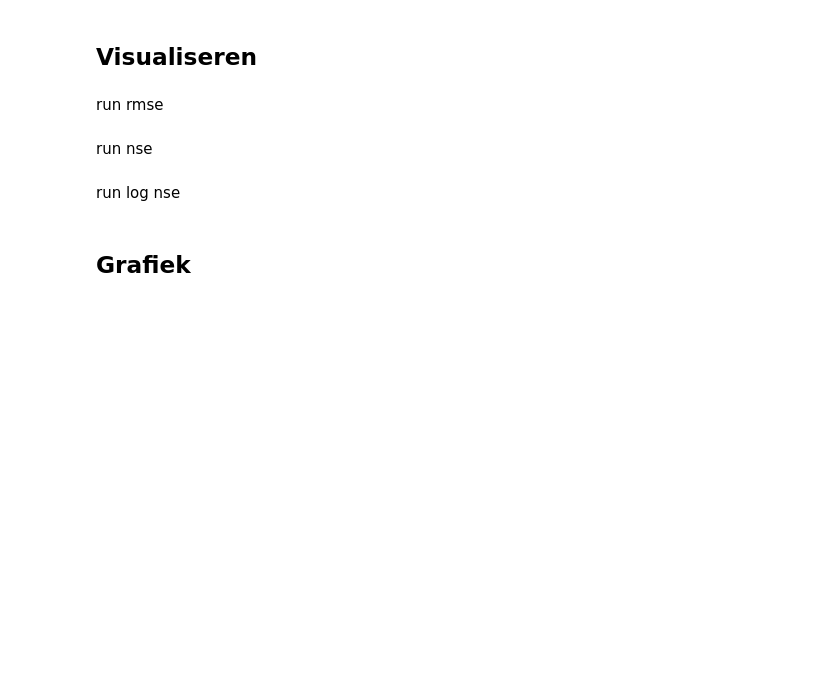
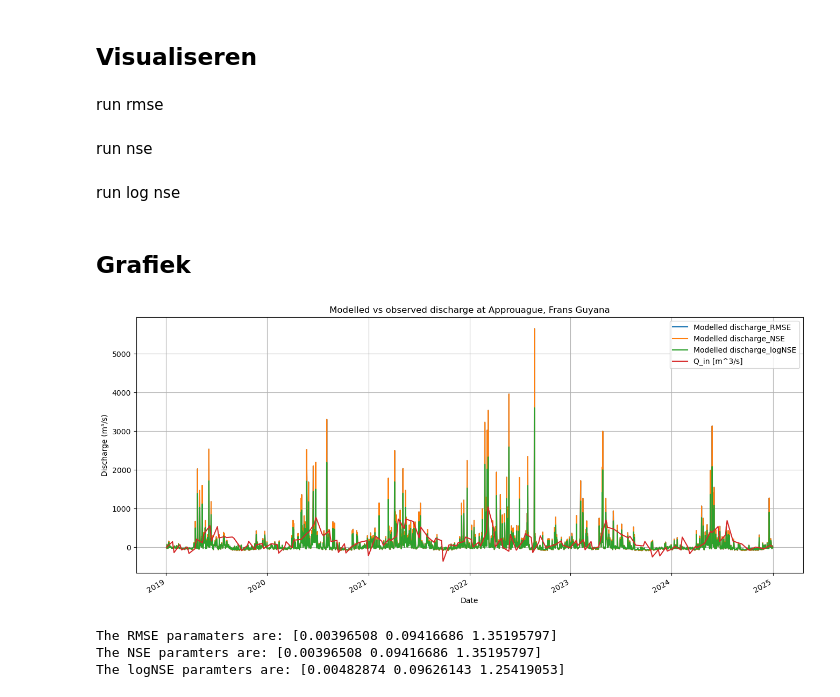
Before and after one commit to eWaterCycle/projects, a Jupyter notebook: Suriname_Model/Suriname_calibration.ipynb, the cells around one changed output. Drawn from its saved outputs; the diff is of its cells as text; code cells hidden in the pictures; blank space fills up the shorter version.

```diff
--- a/Suriname_Model/Suriname_calibration.ipynb
+++ b/Suriname_Model/Suriname_calibration.ipynb
@@ -390,12 +599,12 @@ print(param_boundary)
 # %% [markdown]
 ## log NSE
 # %%
-# ensemble = []
+ensemble = []
 
-# for counter in range(N):
-#     ensemble.append(ewatercycle.models.HBVLocal(forcing=ERA5_forcing))
-#     config_file, _ = ensemble[counter].setup(parameters = parameters[counter],  initial_storage=s_0, cfg_dir = HBV_model)
-#     ensemble[counter].initialize(config_file)
+for counter in range(N):
+    ensemble.append(DischargeLocal(forcing=ERA5_forcing))
+    config_file, _ = ensemble[counter].setup(parameters = parameters[counter], cfg_dir = Eigen_model)
+    ensemble[counter].initialize(config_file)
 # %%
 # f = IntProgress(min=0, max=N)
 # display(f)
@@ -483,7 +765,7 @@ model.finalize()
 # %%
 model_output_mmday = pd.Series(data=Q_m, name="Modelled discharge", index=time)
 # print(model_output_mmday.max())
-model_output_m3s_test = model_output_mmday * shape_file_area * 1000 / 86400
+model_output_m3s_RMSE = model_output_mmday * shape_file_area * 1000 / 86400
 
 # observed_output = pd.Series(data=df["Value"].to_numpy(), name="Observed discharge", index=df["Date"])
 # print(model_output_m3s_test)
@@ -511,10 +793,10 @@ run nse
 # %%
-# model_output_mmday = pd.Series(data=Q_m, name="Modelled discharge", index=time)
-# # print(model_output_mmday.max())
-# model_output_m3s_test = model_output_mmday * shape_file_area * 1000 / 86400
+model_output_mmday = pd.Series(data=Q_m, name="Modelled discharge", index=time)
+# print(model_output_mmday.max())
+model_output_m3s_NSE = model_output_mmday * shape_file_area * 1000 / 86400
 
-# # observed_output = pd.Series(data=df["Value"].to_numpy(), name="Observed discharge", index=df["Date"])
-# # print(model_output_m3s_test)
+# observed_output = pd.Series(data=df["Value"].to_numpy(), name="Observed discharge", index=df["Date"])
+# print(model_output_m3s_test)
 # %% [markdown]
 run log nse
 # %%
@@ -539,37 +821,42 @@ run log nse
 # %%
-# model_output_mmday = pd.Series(data=Q_m, name="Modelled discharge", index=time)
-# # print(model_output_mmday.max())
-# model_output_m3s_test = model_output_mmday * shape_file_area * 1000 / 86400
+model_output_mmday = pd.Series(data=Q_m, name="Modelled discharge", index=time)
+# print(model_output_mmday.max())
+model_output_m3s_logNSE = model_output_mmday * shape_file_area * 1000 / 86400
 
-# # observed_output = pd.Series(data=df["Value"].to_numpy(), name="Observed discharge", index=df["Date"])
-# # print(model_output_m3s_test)
+# observed_output = pd.Series(data=df["Value"].to_numpy(), name="Observed discharge", index=df["Date"])
+# print(model_output_m3s_test)
 # %% [markdown]
 ## Grafiek
 # %%
-plt.figure(figsize=(12, 5))
+plt.figure(figsize=(16, 7))
 
 # q_critical = 500
 
 # plt.plot(df["Date"], df["Value"], label = "GRDC discharge data")
-model_output_m3s_test.plot(label="Modelled discharge_test")
-# model_output_m3s_RMSE.plot(label="Modelled discharge_RMSE")
-# model_output_m3s_NSE.plot(label="Modelled discharge_NSE")
-# model_output_m3s_logNSE.plot(label="Modelled discharge_logNSE")
+model_output_m3s_RMSE.plot(label="Modelled discharge_RMSE")
+model_output_m3s_NSE.plot(label="Modelled discharge_NSE")
+model_output_m3s_logNSE.plot(label="Modelled discharge_logNSE")
 # print("grdc = ",df)
 # print("model =", model_output_m3s)
 # plt.axhline(y=q_critical, linestyle=":", label=f'Critical discharge ({q_critical} m³/s', color='black')
+plt.plot(height["datetime_local_none_test"], Q_in_L, label = "Q_in [m^3/s]")
 
 plt.xlabel("Date")
 plt.ylabel("Discharge (m³/s)")
 plt.title("Modelled vs observed discharge at Approuague, Frans Guyana")
 plt.legend()
 plt.grid(True)
-plt.xlim("2019-01-01", "2024-12-31")
+# plt.xlim("2019-01-01", "2024-12-31")
 
 plt.show()
 
 np.set_printoptions(suppress=True)
 
 print(f'The RMSE paramaters are: {parameters_RMSE}')
 print(f'The NSE paramters are: {parameters_NSE}')
 print(f'The logNSE paramters are: {parameters_logNSE}');
+# %% [output]
+[figure, added]
+The RMSE paramaters are: [0.00396508 0.09416686 1.35195797]
+The NSE paramters are: [0.00396508 0.09416686 1.35195797]
+The logNSE paramters are: [0.00482874 0.09626143 1.25419053]
```
Also changed, not shown: parts of 28 cells of this notebook, 1 other file.
